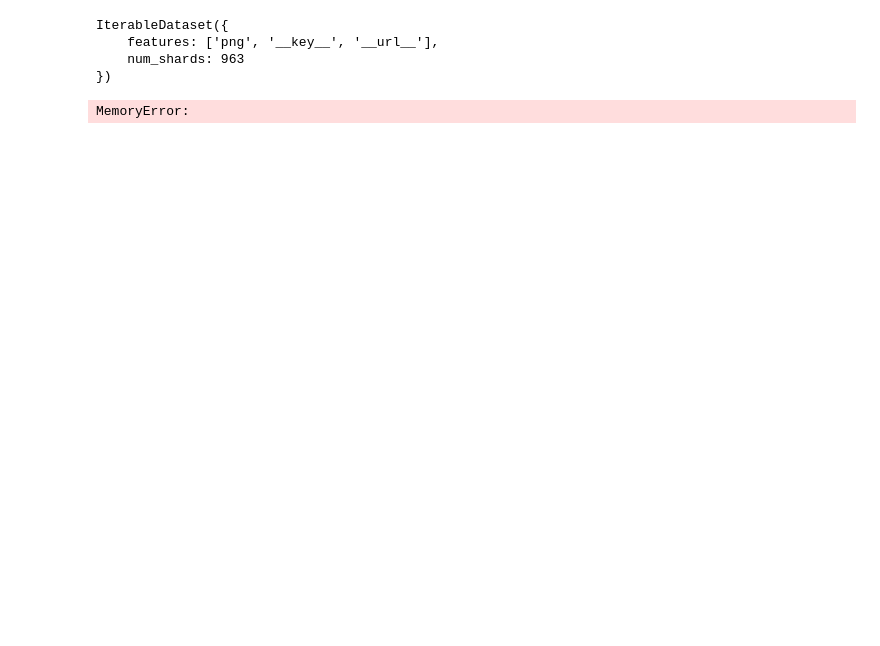
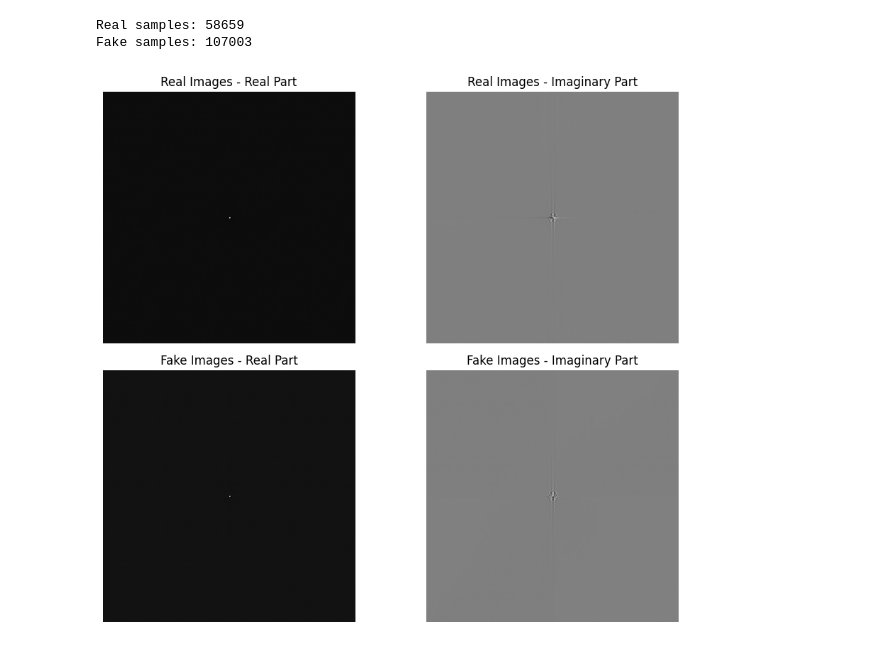
Before and after one commit to JinxYi/deepfake-detection, a Jupyter notebook: playground/analysis/fft_analysis.ipynb, the cells around one changed output. Drawn from its saved outputs; the diff is of its cells as text; code cells hidden in the pictures; blank space fills up the shorter version.

```diff
--- a/playground/analysis/fft_analysis.ipynb
+++ b/playground/analysis/fft_analysis.ipynb
@@ -42,11 +68,4 @@ from datasets import load_dataset
 # %%
 from src.transforms.frequency import fft_real_imag
 # %%
-dataset = load_dataset("xingjunm/WildDeepfake", streaming=True, split="train")
+dataset = load_dataset("xingjunm/WildDeepfake", streaming=True, split="test")
-# %%
-dataset
-# %% [output]
-IterableDataset({
-    features: ['png', '__key__', '__url__'],
-    num_shards: 963
-})
@@ -53,46 +74,57 @@ IterableDataset({
 # %%
 import numpy as np
 
-real_fft = []
-fake_fft = []
-count = 0
+real_fft_mean = None
+fake_fft_mean = None
+real_count = 0
+fake_count = 0
+
+pbar = tqdm(total=165662)
+
 for d in dataset:
     img = d['png']
-    fft_result = fft_real_imag(img)  # Should return a numpy array
+    fft_result = fft_real_imag(img)  # Returns a NumPy array
+    fft_result = fft_result.detach().cpu().numpy()
+
     if "real" in d["__key__"]:
-        real_fft.append(fft_result)
+        real_count += 1
+        if real_fft_mean is None:
+            real_fft_mean = np.zeros_like(fft_result, dtype=np.float64)
+        real_fft_mean += (fft_result - real_fft_mean) / real_count
     else:
-        fake_fft.append(fft_result)
+        fake_count += 1
+        if fake_fft_mean is None:
+            fake_fft_mean = np.zeros_like(fft_result, dtype=np.float64)
+        fake_fft_mean += (fft_result - fake_fft_mean) / fake_count
 
-
-# Convert lists to arrays
-real_fft = np.stack(real_fft)
-fake_fft = np.stack(fake_fft)
-
-# Compute mean FFT (element-wise mean)
-mean_real_fft = np.mean(real_fft, axis=0)
-mean_fake_fft = np.mean(fake_fft, axis=0)
+    pbar.update(1)
-# %% [output]
-MemoryError:
+# %%
+print("Real samples:", real_count)
+print("Fake samples:", fake_count)
+# %% [output]
+Real samples: 58659
+Fake samples: 107003
 # %%
 import matplotlib.pyplot as plt
 
 # mean_real_fft and mean_fake_fft have shape (2, H, W)
-mean_real_real = mean_real_fft[0]      # Real part for real images
-mean_real_imag = mean_real_fft[1]      # Imaginary part for real images
-mean_fake_real = mean_fake_fft[0]      # Real part for fake images
-mean_fake_imag = mean_fake_fft[1]      # Imaginary part for fake images
+mean_real_real = real_fft_mean[0]      # Real part for real images
+mean_real_imag = real_fft_mean[1]      # Imaginary part for real images
+mean_fake_real = fake_fft_mean[0]      # Real part for fake images
+mean_fake_imag = fake_fft_mean[1]      # Imaginary part for fake images
 
 fig, axs = plt.subplots(2, 2, figsize=(10, 8))
 axs[0, 0].imshow(mean_real_real, cmap='gray')
 axs[0, 0].set_title('Real Images - Real Part')
 axs[0, 1].imshow(mean_real_imag, cmap='gray')
 axs[0, 1].set_title('Real Images - Imaginary Part')
 axs[1, 0].imshow(mean_fake_real, cmap='gray')
 axs[1, 0].set_title('Fake Images - Real Part')
 axs[1, 1].imshow(mean_fake_imag, cmap='gray')
 axs[1, 1].set_title('Fake Images - Imaginary Part')
 for ax in axs.ravel():
     ax.axis('off')
 plt.tight_layout()
 plt.show()
+# %% [output]
+[figure, added]
```
Also changed, not shown: parts of 8 cells of this notebook, 1 other file.
